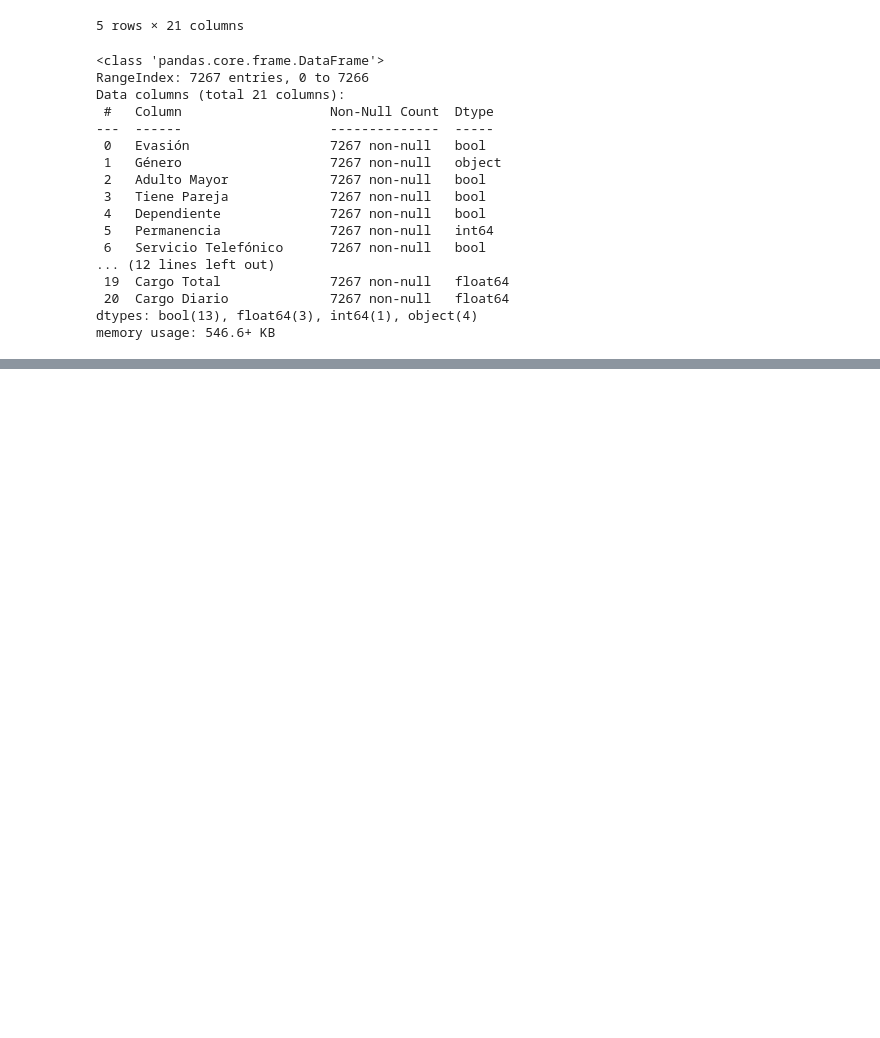
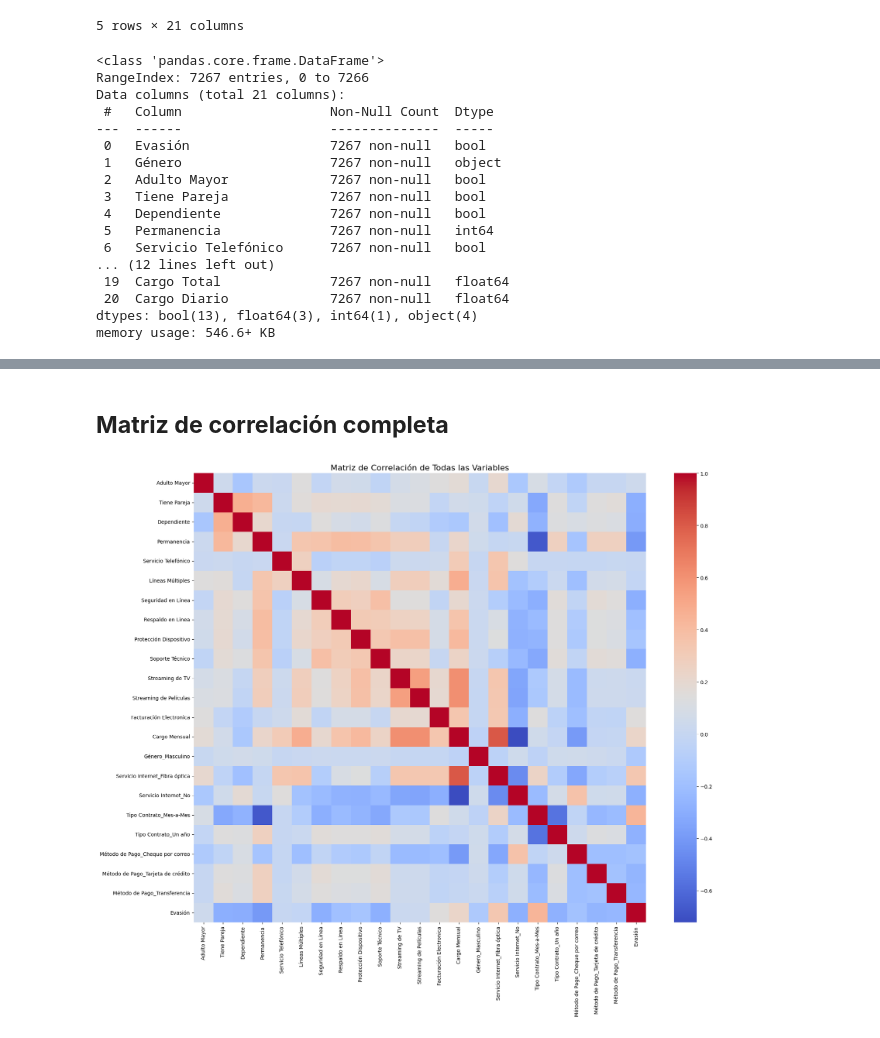
Before and after one commit to zelys/machine-learning, a Jupyter notebook: Challenge Telecom X/parte 2 - análisis de evasión de clientes/challenge_telecom_2.ipynb, the cells around one changed output, grey strips where cells are left out. Saved outputs shown, nothing was run; the diff lists cells and outputs as text; code cells hidden in the pictures; blank space fills up the shorter version.

```diff
--- a/Challenge Telecom X/parte 2 - análisis de evasión de clientes/challenge_telecom_2.ipynb
+++ b/Challenge Telecom X/parte 2 - análisis de evasión de clientes/challenge_telecom_2.ipynb
@@ -276,0 +123,18 @@ Intervalo de confianza(test_f1): [0.5052083973529506, 0.5714345028265184]
+# %%
+from imblearn.over_sampling import SMOTE
+
+# Separar las características (X) de la variable objetivo (y)
+X = datos.drop('Evasión', axis=1)
+y = datos['Evasión']
+
+# Inicializar y aplicar SMOTE
+smote = SMOTE(random_state=42)
+X_resampled, y_resampled = smote.fit_resample(X, y)
+
+# Crear un nuevo DataFrame balanceado
+datos_balanceados = pd.DataFrame(X_resampled, columns=X.columns)
+datos_balanceados['Evasión'] = y_resampled
+
+# Verificar la nueva proporción de clases
+print("Proporción de Clases Después de SMOTE:")
+print(datos_balanceados['Evasión'].value_counts(normalize=True) * 100)
@@ -276,0 +214,18 @@ Intervalo de confianza(test_f1): [0.5052083973529506, 0.5714345028265184]
+# %% [markdown]
+## **Matriz de correlación completa**
+# %%
+import matplotlib.pyplot as plt
+import seaborn as sns
+
+# Calcular la matriz de correlación usando el dataframe balanceado
+corr_matrix = datos_balanceados.corr()
+
+# Configurar el tamaño de la figura para asegurar que sea legible
+plt.figure(figsize=(20, 16))
+
+# Crear el mapa de calor (heatmap)
+sns.heatmap(corr_matrix, cmap='coolwarm', annot=False) # annot=False para no saturar el gráfico
+plt.title('Matriz de Correlación de Todas las Variables', fontsize=16)
+plt.show()
+# %% [output]
+[figure, added]
```
Also changed, not shown: parts of 80 cells of this notebook, 1 other file.
